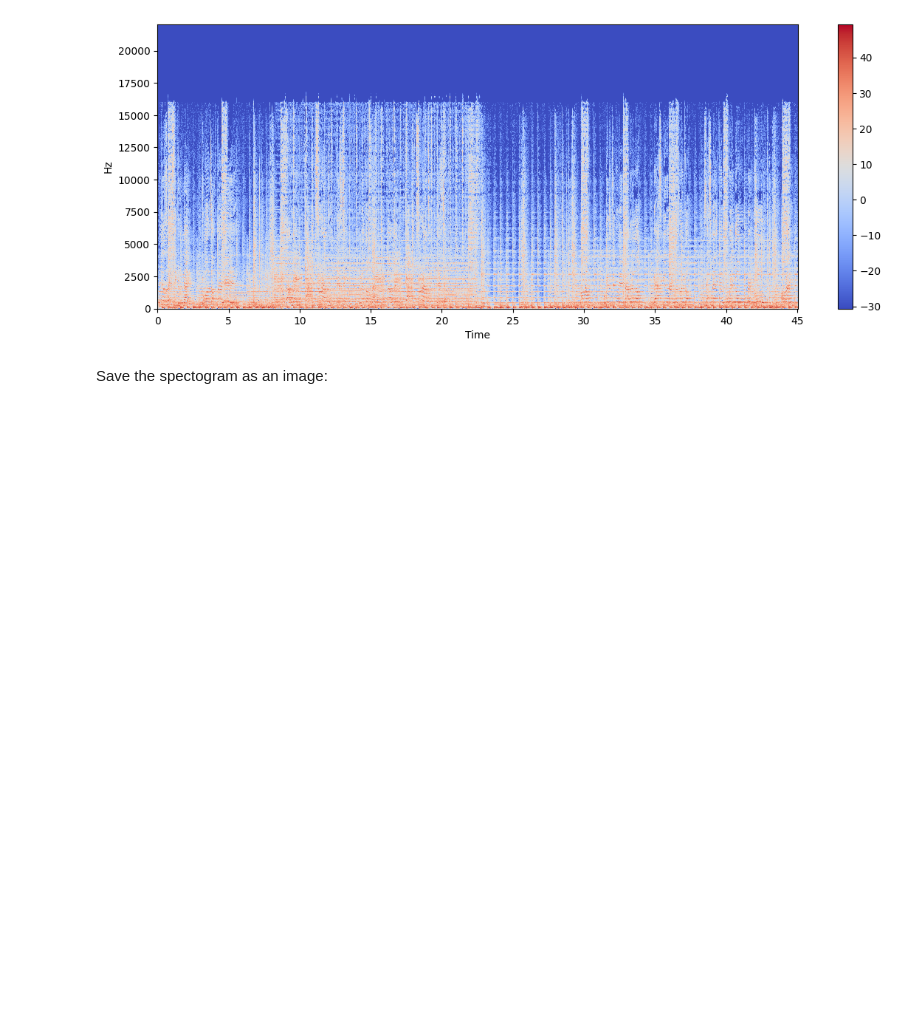
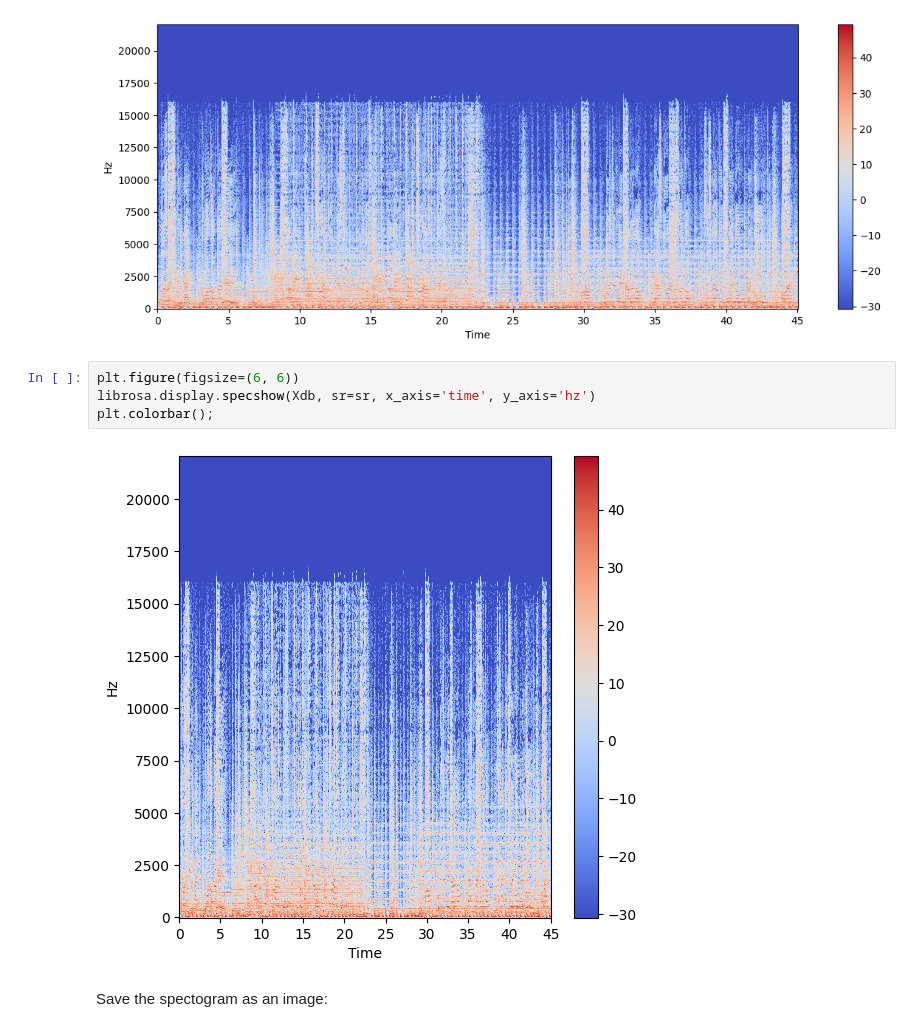
Before and after one commit to TylerFermUCI/Music-Analyzer, a Jupyter notebook: src/dataset/test_spectograms.ipynb, the cells around one changed output. Drawn from its saved outputs; the diff is of its cells as text; blank space fills up the shorter version.

```diff
--- a/src/dataset/test_spectograms.ipynb
+++ b/src/dataset/test_spectograms.ipynb
@@ -56,6 +56,12 @@ librosa.display.specshow(Xdb, sr=sr, x_axis='time', y_axis='hz')
 plt.colorbar();
 # %% [output]
 [figure]
+# %%
+plt.figure(figsize=(6, 6))
+librosa.display.specshow(Xdb, sr=sr, x_axis='time', y_axis='hz')
+plt.colorbar();
+# %% [output]
+[figure, added]
 # %% [markdown]
 Save the spectogram as an image:
 # %%
```
Also changed, not shown: parts of 1 cell of this notebook, 1 other file.
